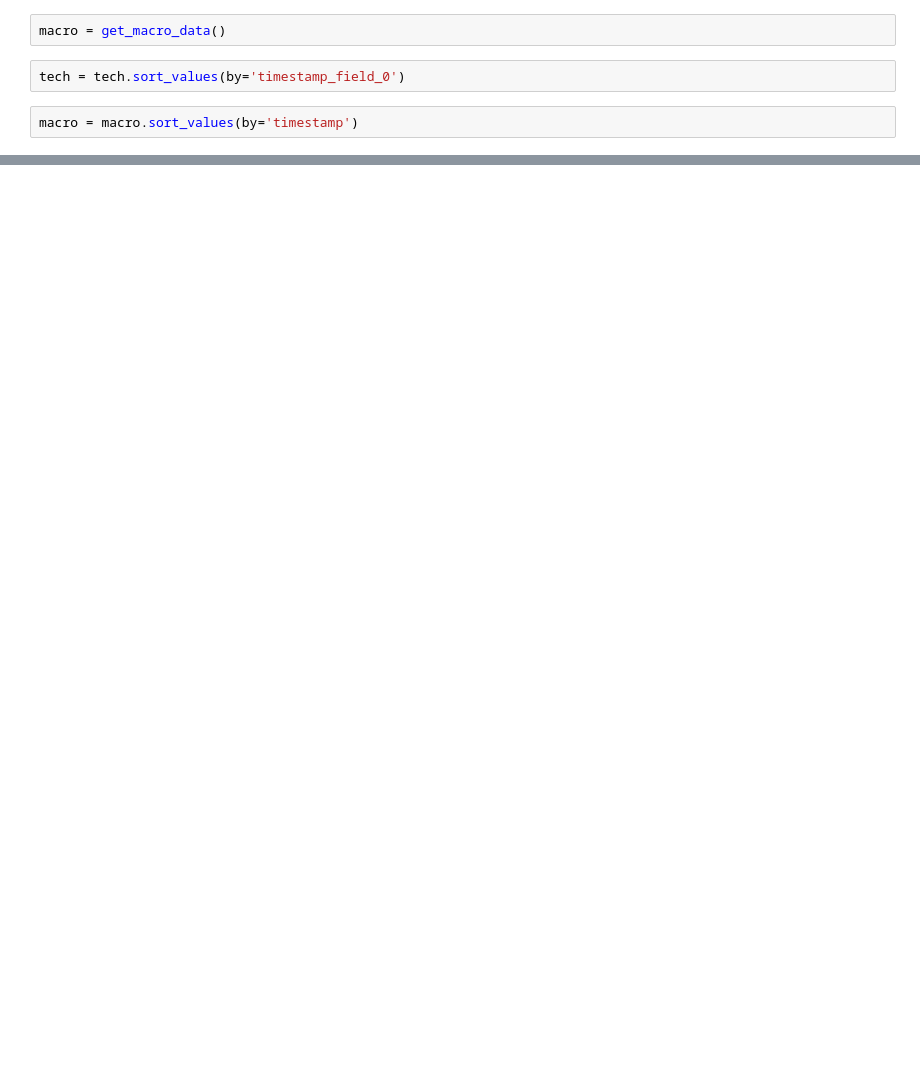
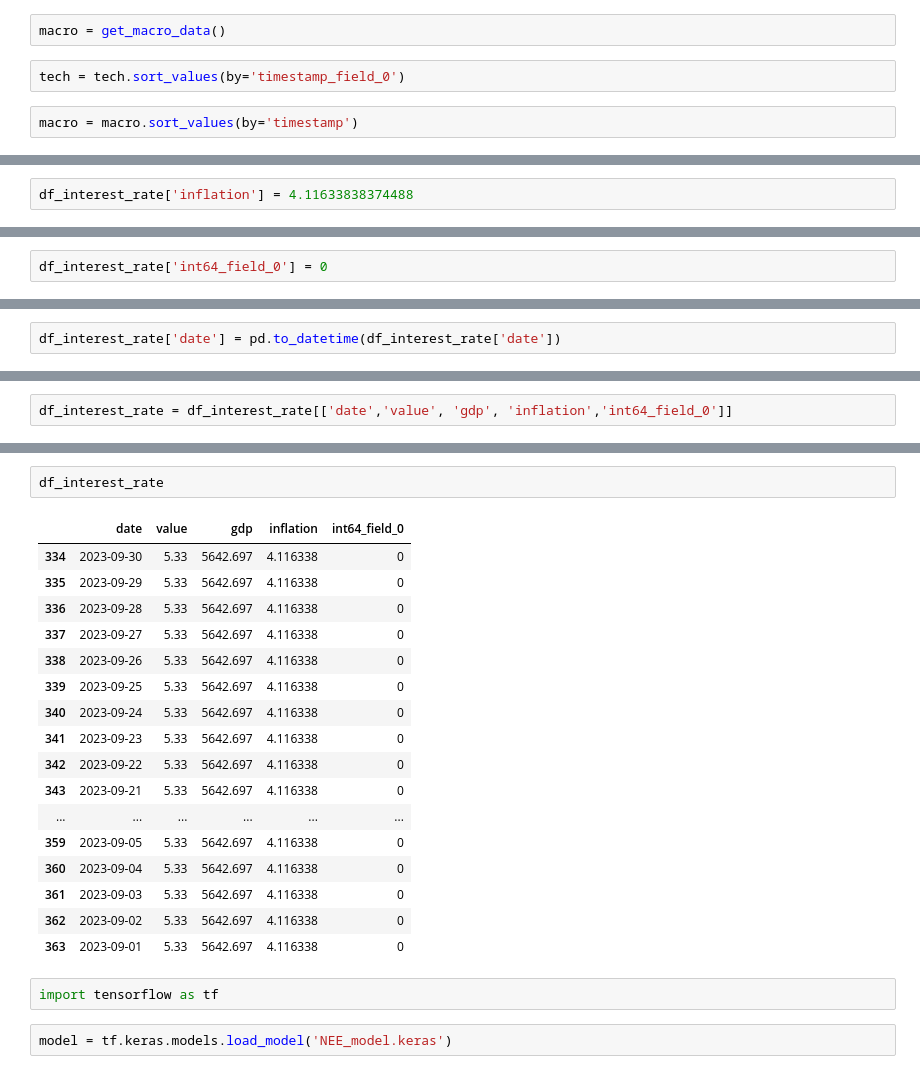
Before and after one commit to oscarthse/portfolio_manager, a Jupyter notebook: MSFT.ipynb, the cells around one changed output, grey strips where cells are left out. Cells and saved outputs as stored; diff of their text form; blank space fills up the shorter version.

```diff
--- a/MSFT.ipynb
+++ b/MSFT.ipynb
@@ -247,0 +532,2 @@ model.evaluate(X_te_w, y_te_w)
+# %%
+df_interest_rate['inflation'] = 4.11633838374488
@@ -247,0 +540,2 @@ model.evaluate(X_te_w, y_te_w)
+# %%
+df_interest_rate['int64_field_0'] = 0
@@ -247,0 +548,2 @@ model.evaluate(X_te_w, y_te_w)
+# %%
+df_interest_rate['date'] = pd.to_datetime(df_interest_rate['date'])
@@ -247,0 +556,2 @@ model.evaluate(X_te_w, y_te_w)
+# %%
+df_interest_rate = df_interest_rate[['date','value', 'gdp', 'inflation','int64_field_0']]
@@ -247,0 +612,24 @@ model.evaluate(X_te_w, y_te_w)
+# %%
+df_interest_rate
+# %% [output]
+|  | date | value | gdp | inflation | int64_field_0 |
+| 334 | 2023-09-30 | 5.33 | 5642.697 | 4.116338 | 0 |
+| 335 | 2023-09-29 | 5.33 | 5642.697 | 4.116338 | 0 |
+| 336 | 2023-09-28 | 5.33 | 5642.697 | 4.116338 | 0 |
+| 337 | 2023-09-27 | 5.33 | 5642.697 | 4.116338 | 0 |
+| 338 | 2023-09-26 | 5.33 | 5642.697 | 4.116338 | 0 |
+| 339 | 2023-09-25 | 5.33 | 5642.697 | 4.116338 | 0 |
+| 340 | 2023-09-24 | 5.33 | 5642.697 | 4.116338 | 0 |
+| 341 | 2023-09-23 | 5.33 | 5642.697 | 4.116338 | 0 |
+| 342 | 2023-09-22 | 5.33 | 5642.697 | 4.116338 | 0 |
+| 343 | 2023-09-21 | 5.33 | 5642.697 | 4.116338 | 0 |
+| ... | ... | ... | ... | ... | ... |
+| 359 | 2023-09-05 | 5.33 | 5642.697 | 4.116338 | 0 |
+| 360 | 2023-09-04 | 5.33 | 5642.697 | 4.116338 | 0 |
+| 361 | 2023-09-03 | 5.33 | 5642.697 | 4.116338 | 0 |
+| 362 | 2023-09-02 | 5.33 | 5642.697 | 4.116338 | 0 |
+| 363 | 2023-09-01 | 5.33 | 5642.697 | 4.116338 | 0 |
+# %%
+import tensorflow as tf
+# %%
+model = tf.keras.models.load_model('NEE_model.keras')
```
Also changed, not shown: parts of 126 cells of this notebook, 5 other files.
